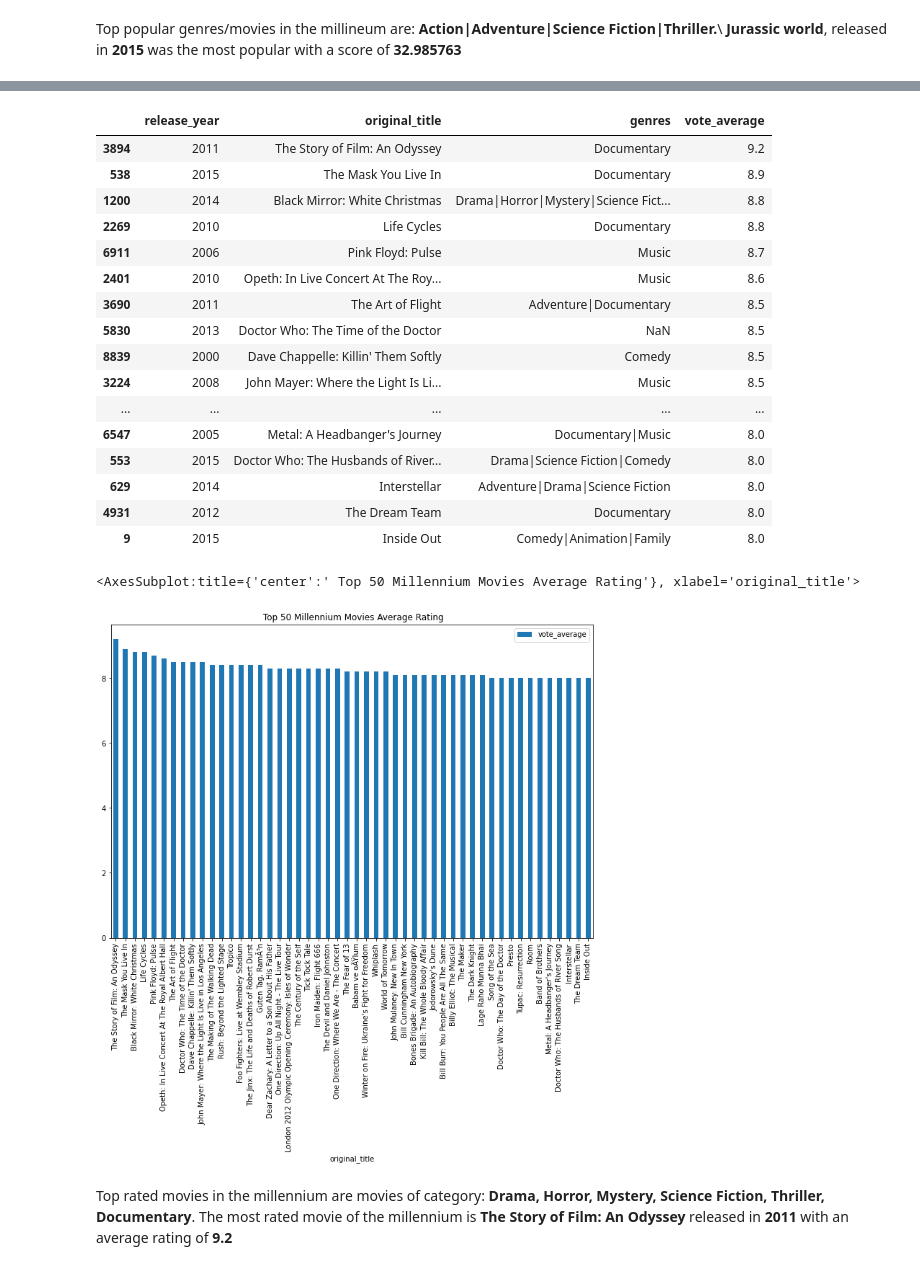
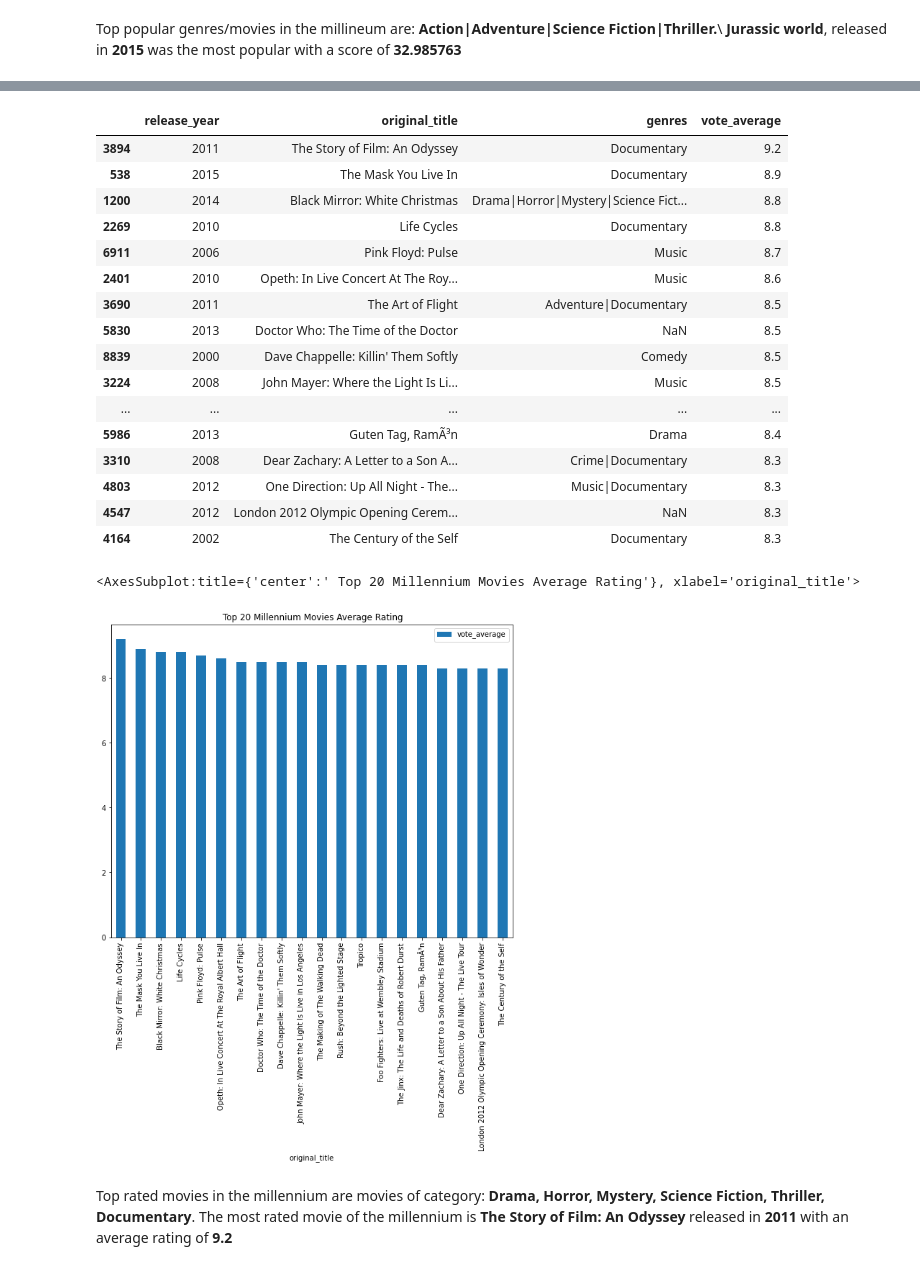
Before and after one commit to amiegirl/TMDb-movies, a Jupyter notebook: tmdb-movies.ipynb, the cells around one changed output, grey strips where cells are left out. Saved outputs shown, nothing was run; the diff lists cells and outputs as text; code cells hidden in the pictures.

```diff
--- a/tmdb-movies.ipynb
+++ b/tmdb-movies.ipynb
@@ -210,7 +255,7 @@ Top rated genres in the nineties are movies of the category: **Documentary, Musi
 # %%
-#Top 50 rated movies in the millenium
+#Top 20 rated movies in the millenium
 df_20m_rt = df[df['release_year']>1999]
-df_20m_rt[['release_year','original_title','genres','vote_average']].sort_values(['vote_average'],ascending=False).head(50)
+df_20m_rt[['release_year','original_title','genres','vote_average']].sort_values(['vote_average'],ascending=False).head(20)
 # %% [output]
 |  | release_year | original_title | genres | vote_average |
 | 3894 | 2011 | The Story of Film: An Odyssey | Documentary | 9.2 |
@@ -224,17 +269,17 @@ df_20m_rt[['release_year','original_title','genres','vote_average']].sort_values
 | 8839 | 2000 | Dave Chappelle: Killin' Them Softly | Comedy | 8.5 |
 | 3224 | 2008 | John Mayer: Where the Light Is Li... | Music | 8.5 |
 | ... | ... | ... | ... | ... |
-| 6547 | 2005 | Metal: A Headbanger's Journey | Documentary|Music | 8.0 |
-| 553 | 2015 | Doctor Who: The Husbands of River... | Drama|Science Fiction|Comedy | 8.0 |
-| 629 | 2014 | Interstellar | Adventure|Drama|Science Fiction | 8.0 |
-| 4931 | 2012 | The Dream Team | Documentary | 8.0 |
-| 9 | 2015 | Inside Out | Comedy|Animation|Family | 8.0 |
+| 5986 | 2013 | Guten Tag, RamÃ³n | Drama | 8.4 |
+| 3310 | 2008 | Dear Zachary: A Letter to a Son A... | Crime|Documentary | 8.3 |
+| 4803 | 2012 | One Direction: Up All Night - The... | Music|Documentary | 8.3 |
+| 4547 | 2012 | London 2012 Olympic Opening Cerem... | NaN | 8.3 |
+| 4164 | 2002 | The Century of the Self | Documentary | 8.3 |
 # %%
-#Bar Chart of Top 50 rated movies in the milennium
-df_20Topm_rt = df_20m_rt[['original_title','vote_average']].sort_values(['vote_average'],ascending=False).head(50)
-df_20Topm_rt.plot(x='original_title', y='vote_average', kind='bar', title = ' Top 50 Millennium Movies Average Rating', figsize=(12,8))
+#Bar Chart of Top 20 rated movies in the milennium
+df_20Topm_rt = df_20m_rt[['original_title','vote_average']].sort_values(['vote_average'],ascending=False).head(20)
+df_20Topm_rt.plot(x='original_title', y='vote_average', kind='bar', title = ' Top 20 Millennium Movies Average Rating', figsize=(10,8))
 # %% [output]
-<AxesSubplot:title={'center':' Top 50 Millennium Movies Average Rating'}, xlabel='original_title'>
+<AxesSubplot:title={'center':' Top 20 Millennium Movies Average Rating'}, xlabel='original_title'>
-[figure, old version]
+[figure, new version]
 # %% [markdown]
 Top rated movies in the millennium are movies of category: **Drama, Horror, Mystery, Science Fiction, Thriller, Documentary**. The most rated movie of the millennium is **The Story of Film: An Odyssey** released in **2011** with an average rating of **9.2**
```
Also changed, not shown: parts of 62 cells of this notebook.
